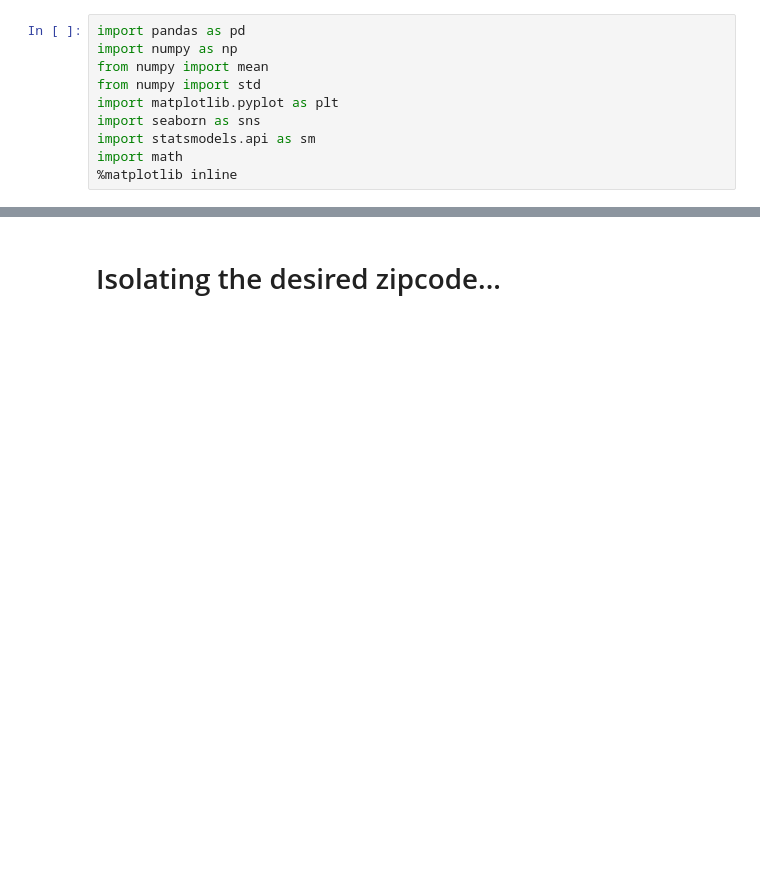
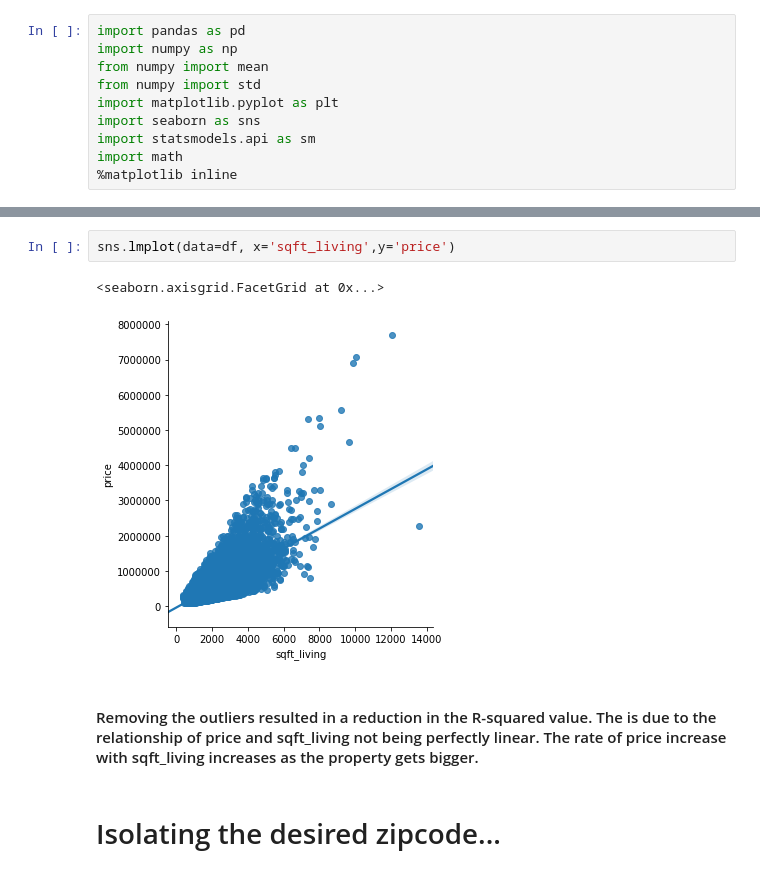
Before and after one commit to petehumphries/housing_project, a Jupyter notebook: project_1_regression_modelling_RM.ipynb, the cells around one changed output, grey strips where cells are left out. Saved outputs shown, nothing was run; the diff lists cells and outputs as text; blank space fills up the shorter version.

```diff
--- a/project_1_regression_modelling_RM.ipynb
+++ b/project_1_regression_modelling_RM.ipynb
@@ -82,3 +143,10 @@ strong multicollinearity or other numerical problems.
+# %%
+sns.lmplot(data=df, x='sqft_living',y='price')
+# %% [output]
+<seaborn.axisgrid.FacetGrid at 0x...>
+[figure, added]
+# %% [markdown]
+#### Removing the outliers resulted in a reduction in the R-squared value. The is due to the relationship of price and sqft_living not being perfectly linear. The rate of price increase with sqft_living increases as the property gets bigger.
 # %% [markdown]
 # Isolating the desired zipcode...
 # %%
```
Also changed, not shown: parts of 26 cells of this notebook, 1 other file.
